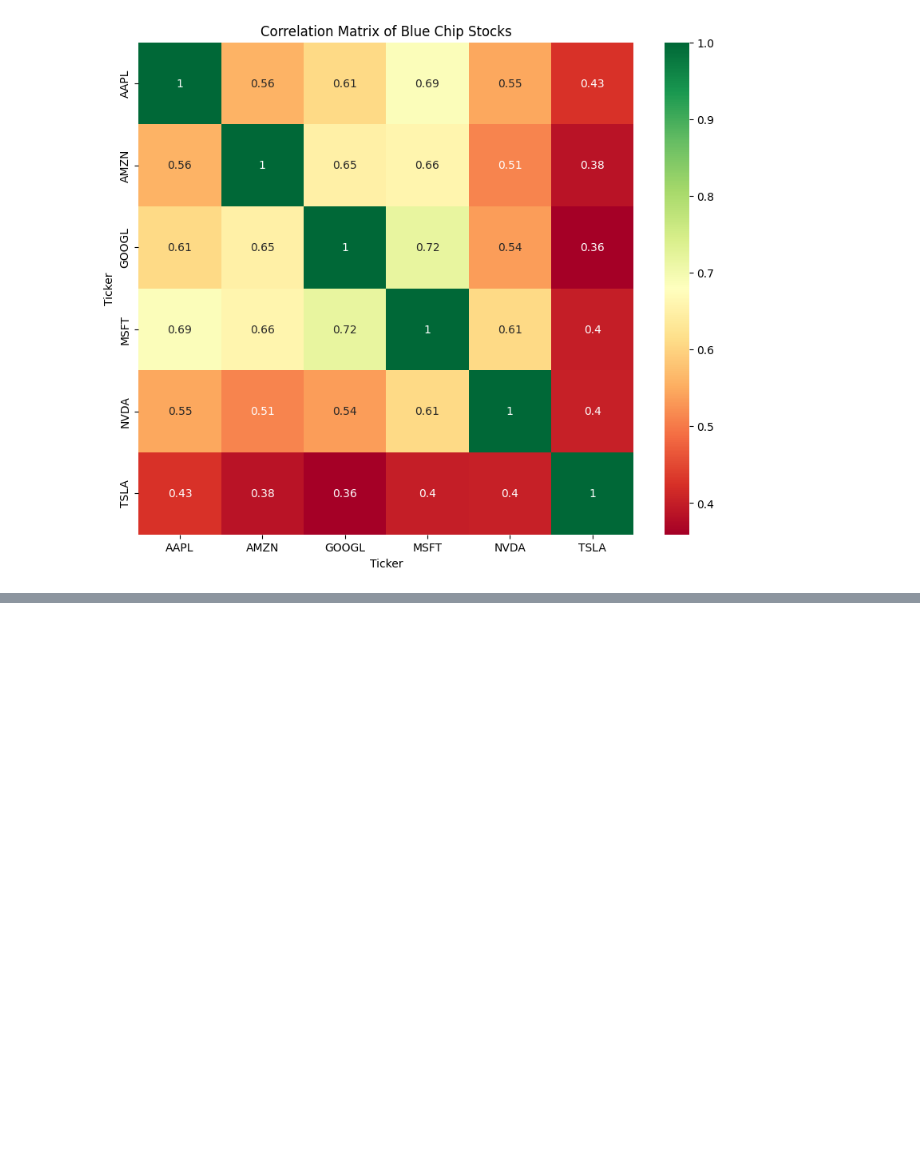
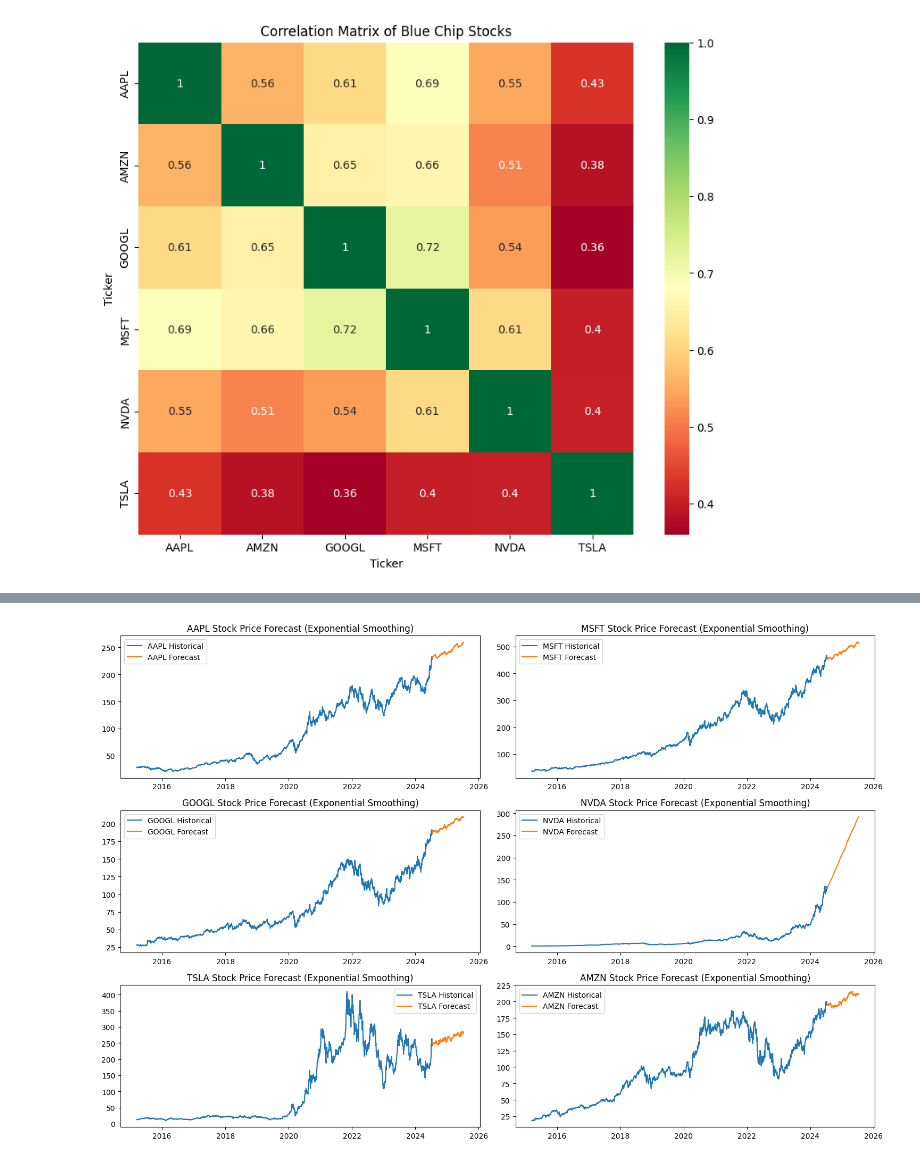
Before and after one commit to Rshukla17/Quant-Projects, a Jupyter notebook: Blue Chip stock trend analysis.ipynb, the cells around one changed output, grey strips where cells are left out. Drawn from its saved outputs; the diff is of its cells as text; code cells hidden in the pictures; blank space fills up the shorter version.

```diff
--- a/Blue Chip stock trend analysis.ipynb
+++ b/Blue Chip stock trend analysis.ipynb
@@ -63,0 +40,11 @@ Date
+# %%
+# Fetch historical stock price data
+df = yf.download(tickers, start='2015-01-01', end='2024-07-21')
+
+# Fetch earnings dates for each ticker
+earnings_dates = {}
+for ticker in tickers:
+    stock = yf.Ticker(ticker)
+    earnings = stock.earnings_dates
+    earnings_dates[ticker] = earnings.index
+    print(f"{ticker} earnings dates:\n{earnings_dates[ticker]}\n")
@@ -63,0 +70,19 @@ Date
+# %%
+from statsmodels.tsa.holtwinters import ExponentialSmoothing
+
+# Perform exponential smoothing and forecasting for each stock
+forecast_data = {}
+for ticker in tickers:
+    # Fit the model with additive trend and seasonality
+    model = ExponentialSmoothing(data_trimmed['Adj Close'][ticker], trend='add', seasonal='add', seasonal_periods=252)  # 252 trading days in a year
+    model_fit = model.fit()
+
+    # Forecast for one year (365 days)
+    forecast = model_fit.forecast(steps=365)
+    forecast_data[ticker] = forecast
+
+    # Print model summary
+    print(f"Model summary for {ticker}:\n{model_fit.summary()}\n")
+
+# Display the forecast data for AAPL
+print(forecast_data['AAPL'].head())
@@ -63,0 +175,17 @@ Date
+# %%
+num_rows = 3
+num_cols = 2
+
+fig, axes = plt.subplots(num_rows, num_cols, figsize=(15, 10))
+axes = axes.flatten()
+
+for i, ticker in enumerate(tickers):
+    axes[i].plot(data_trimmed['Adj Close'][ticker], label=f'{ticker} Historical')
+    axes[i].plot(pd.date_range(start=data_trimmed.index[-1], periods=365, freq='D'), forecast_data[ticker], label=f'{ticker} Forecast')
+    axes[i].set_title(f'{ticker} Stock Price Forecast (Exponential Smoothing)')
+    axes[i].legend()
+
+plt.tight_layout()
+plt.show()
+# %% [output]
+[figure, added]
```
Also changed, not shown: parts of 5 cells of this notebook.
